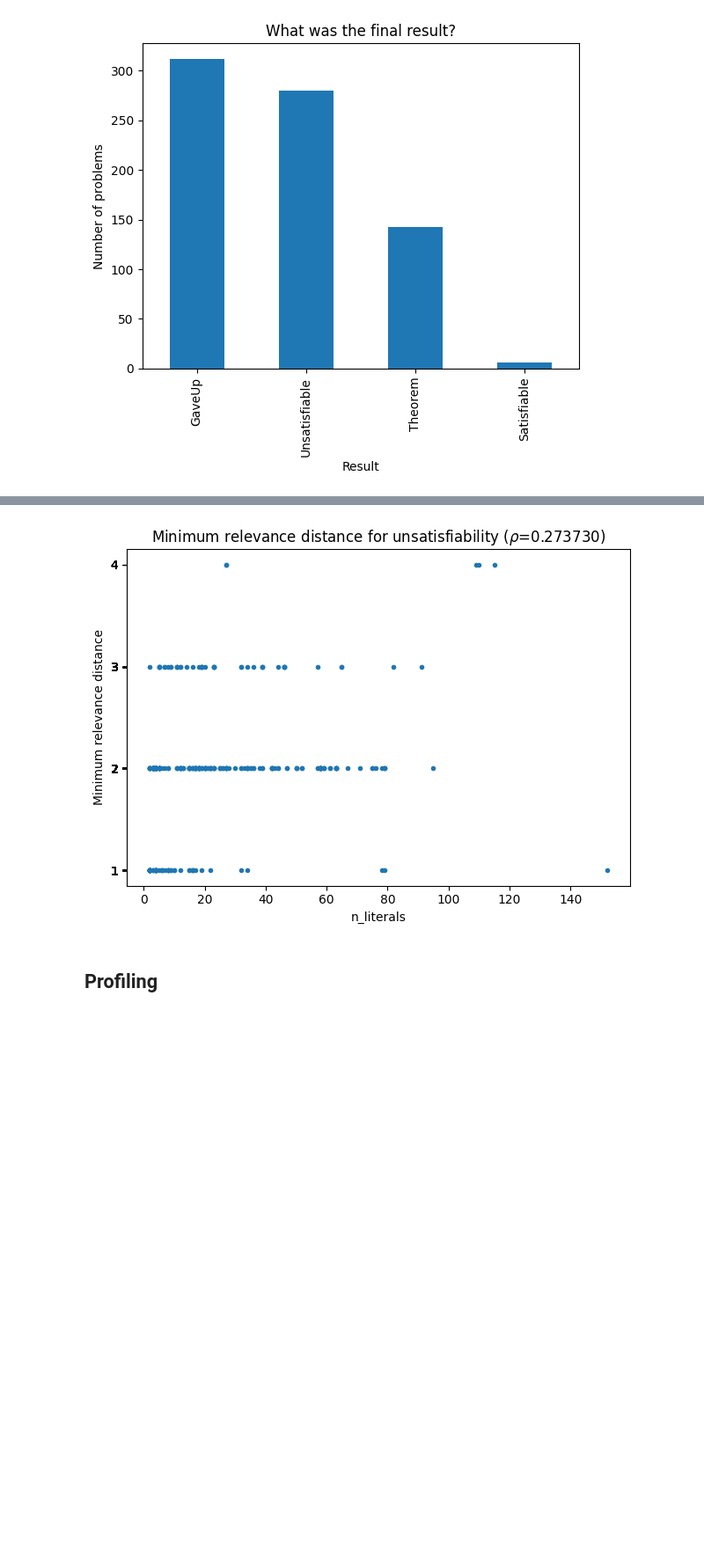
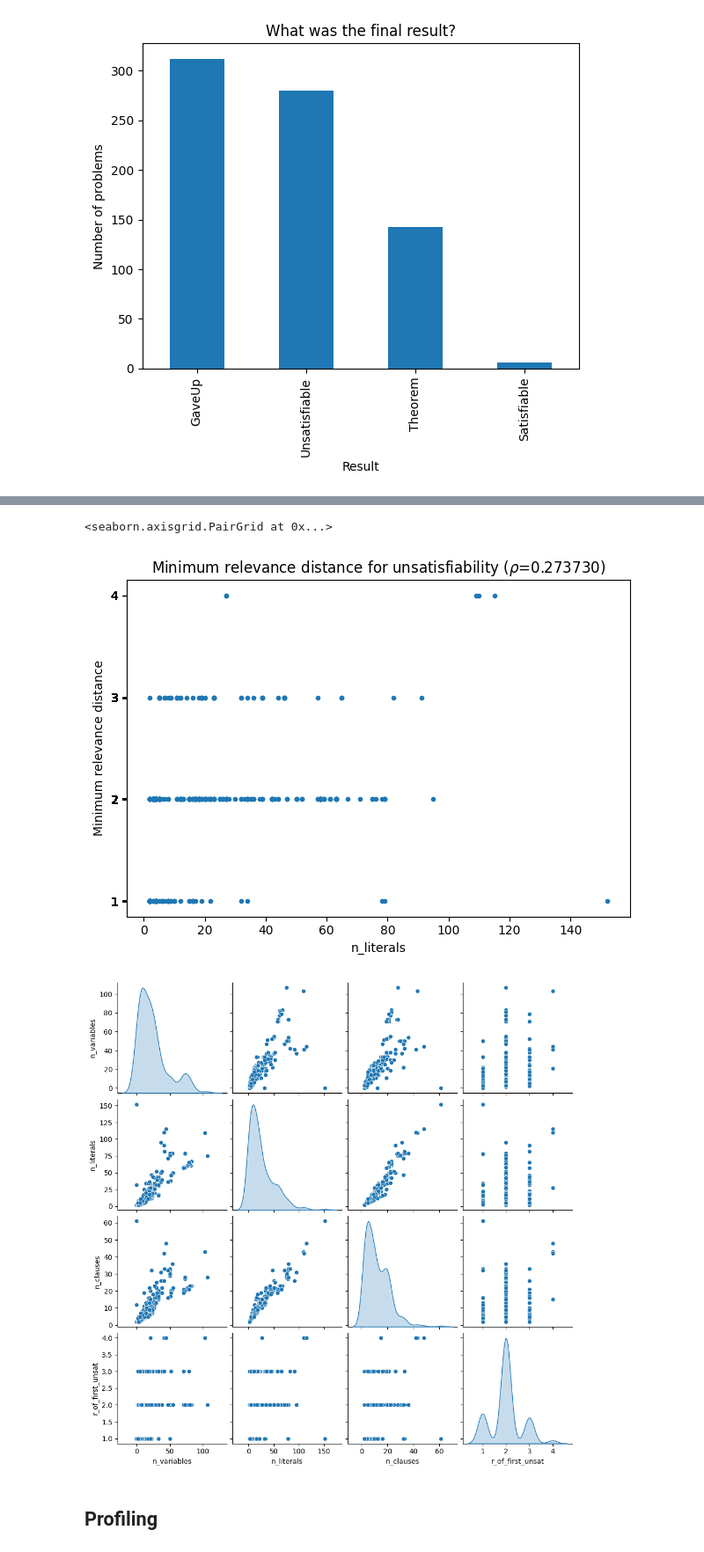
Before and after one commit to GehriJan/coursework-pyres, a Jupyter notebook: src/notebook.ipynb, the cells around one changed output, grey strips where cells are left out. Shown at 88% size. Drawn from its saved outputs; the diff is of its cells as text; code cells hidden in the pictures; blank space fills up the shorter version.

```diff
--- a/src/notebook.ipynb
+++ b/src/notebook.ipynb
@@ -464,5 +487,6 @@ df_tptp
 # %%
-problem_parameters = ["n_formulae", "n_atoms", "n_variables", "n_literals"]
+import seaborn as sns
+problem_parameters = ["n_formulae", "n_atoms", "n_variables", "n_literals", "n_clauses"]
 
 df_tptp["problem"] =\
     df_tptp["Problem"].apply(lambda x: x[:x.rindex(".")])
@@ -472,36 +496,41 @@ df_merged = (
     [
         df_se_indi["szs_status_of_max_r"].notnull()
         & df_se_indi["szs_status_of_max_r"].str.contains("Unsatisfiable")
     ]
     [["problem", "r_of_first_unsat"]]
     .merge(
         df_tptp
         [problem_parameters+["problem"]],
         on="problem",
         how="inner"
     )
     [problem_parameters + ["r_of_first_unsat"]]
     .apply(lambda x: x[x.notnull() & x.notna()])
     .astype(float)
     .sort_values(by="r_of_first_unsat", ascending=True)
     .reset_index(drop=True)
 )
 
 parameter = "n_literals"
+second_parameter = "r_of_first_unsat"
 df_merged.plot(
     x=parameter,
-    y=["r_of_first_unsat"],
+    y=[second_parameter],
     style=".",
     ylabel="Minimum relevance distance",
-    yticks=df_merged["r_of_first_unsat"].to_list(),
+    yticks=df_merged[second_parameter].to_list(),
     title="Minimum relevance distance for unsatisfiability ($\\rho$={:f})"\
-        .format(df_merged[parameter].corr(df_merged["r_of_first_unsat"])),
+        .format(df_merged[parameter].corr(df_merged[second_parameter])),
     legend=False,
 )
 
 plt.tight_layout()
+
+sns.pairplot(df_merged.drop(labels=["n_formulae", "n_atoms"], axis=1), diag_kind="kde")
 # %% [output]
+<seaborn.axisgrid.PairGrid at 0x...>
 [figure]
+[figure, added]
 # %% [markdown]
 ## Profiling
 # %%
```
Also changed, not shown: parts of 10 cells of this notebook, 12 other files.
